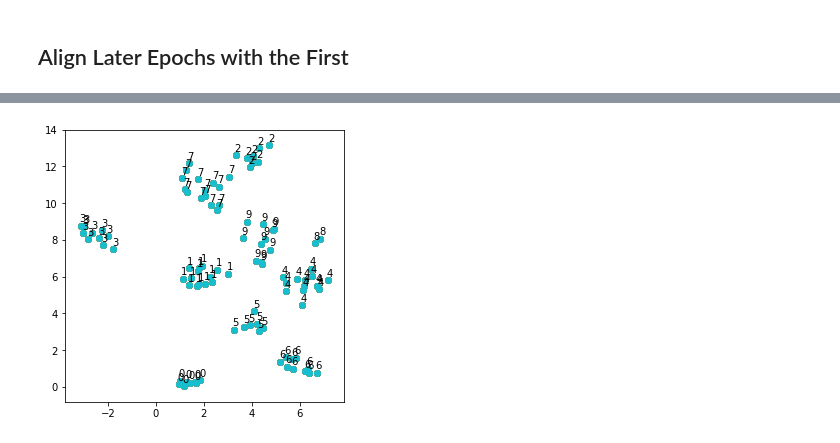
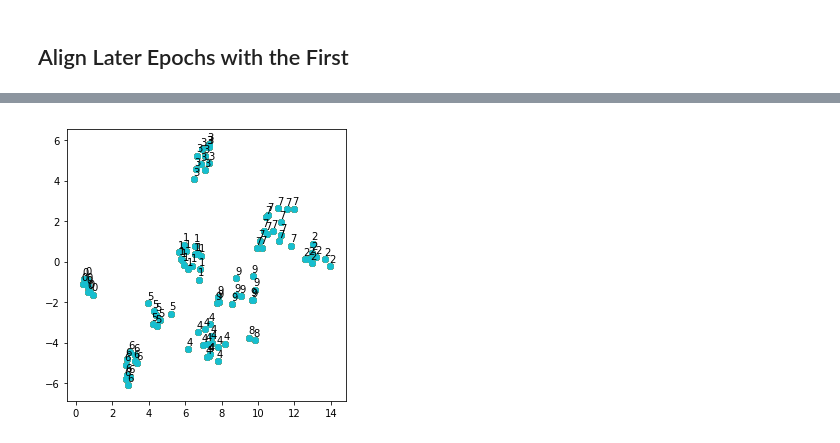
Before and after one commit to CornellDataScience/insights-vizNNs, a Jupyter notebook: MNIST_numbers/Alignment_Vector.ipynb, the cells around one changed output, grey strips where cells are left out. Cells and saved outputs as stored; diff of their text form; code cells hidden in the pictures.

```diff
--- a/MNIST_numbers/Alignment_Vector.ipynb
+++ b/MNIST_numbers/Alignment_Vector.ipynb
@@ -33,4 +36,10 @@ target_matrix = (weights[0])
 print(source_matrix.shape, target_matrix.shape)
 # %% [output]
 (100, 2) (100, 2)
+# %%
+def make_transform(source_matrix, target_matrix):
+    product = np.matmul(source_matrix.transpose(), target_matrix)
+    U, s, V = np.linalg.svd(product)
+    trans = np.matmul(U, V)
+    return trans
 # %%
@@ -48,3 +53,7 @@ labels = mnist.test.labels[:100]
+# %%
+def apply_transform(source_matrix, trans):
+    target_matrix_new = np.matmul(source_matrix, trans)
+    return target_matrix_new
 # %%
 def plot_with_labels(matrix, labels, filename=""):
     x = matrix[:, 0].tolist()
@@ -61,5 +70,6 @@ def plot_with_labels(matrix, labels, filename=""):
                      va='bottom')
             if(len(filename) > 0): plt.savefig(filename)
 # %%
-source_matrix_new = make_transform(source_matrix, target_matrix)
+trans = make_transform(source_matrix, target_matrix)
+source_matrix_new = apply_transform(source_matrix,trans)
 # %%
@@ -108,5 +116,5 @@ plot_with_labels(transform_epoch2, labels, "")
 # %%
-transform_epoch3 = make_transform(weights[3], transform_epoch2)
+transform_epoch3 = apply_transform(weights[3], trans)
 plot_with_labels(transform_epoch3, labels, "")
 # %% [output]
-[figure, old version]
+[figure, new version]
```
Also changed, not shown: parts of 13 cells of this notebook, 2 other files.
